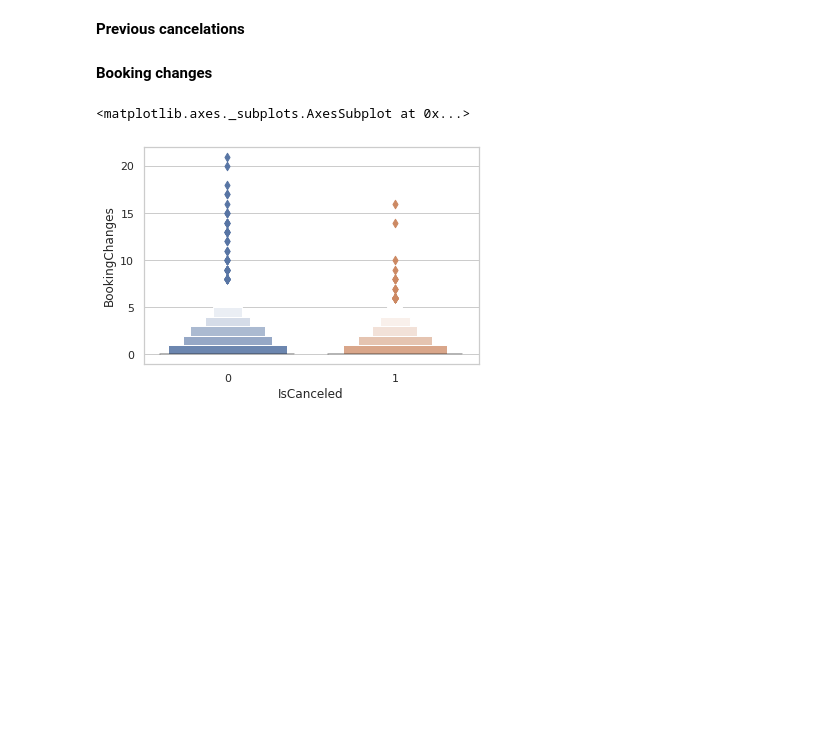
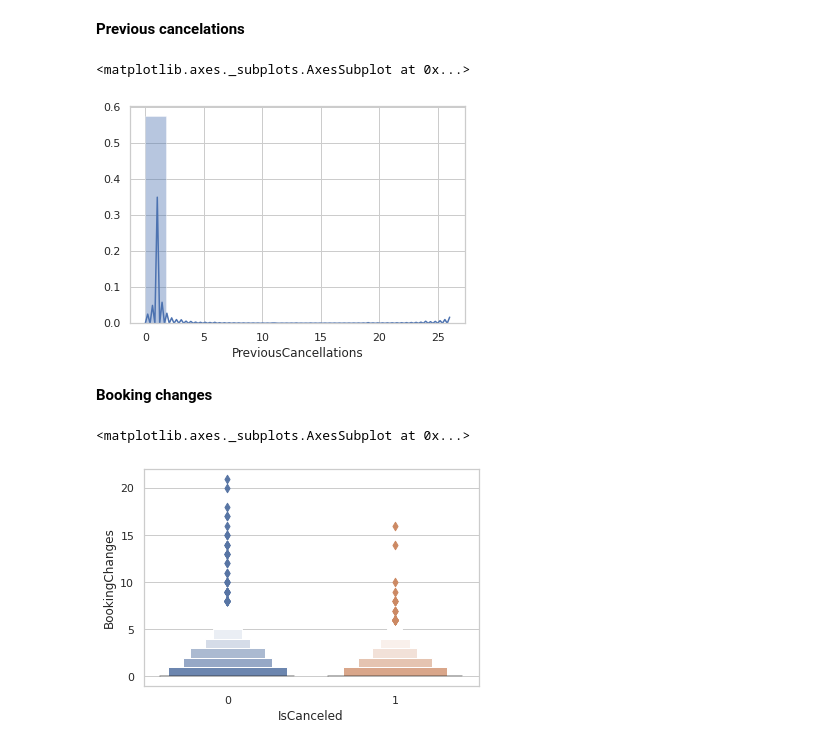
Before and after one commit to alejandromanas/GoogleColab_public, a Jupyter notebook: bookings/code/bookings_v2.ipynb, the cells around one changed output. Drawn from its saved outputs; the diff is of its cells as text; code cells hidden in the pictures; blank space fills up the shorter version.

```diff
--- a/bookings/code/bookings_v2.ipynb
+++ b/bookings/code/bookings_v2.ipynb
@@ -256,7 +278,11 @@ a.set_title(col_name+' % cancel')
 **Previous cancelations**
 # %%
 #Histogram
+col_name="PreviousCancellations"
 sns.distplot(df_analysis[col_name],bins=15)
+# %% [output]
+<matplotlib.axes._subplots.AxesSubplot at 0x...>
+[figure, added]
 # %% [markdown]
 **Booking changes**
 # %%
```
Also changed, not shown: parts of 21 cells of this notebook.
